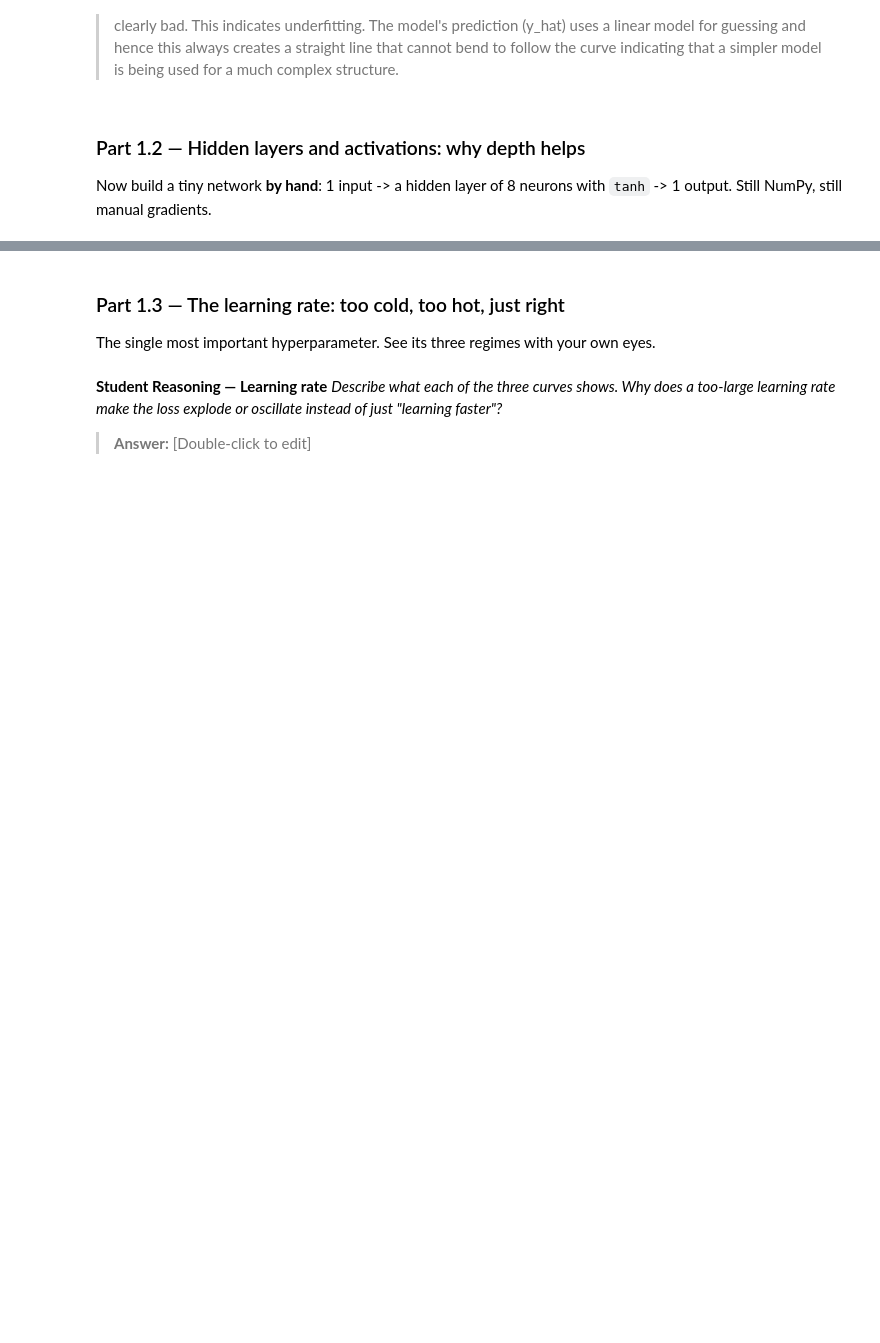
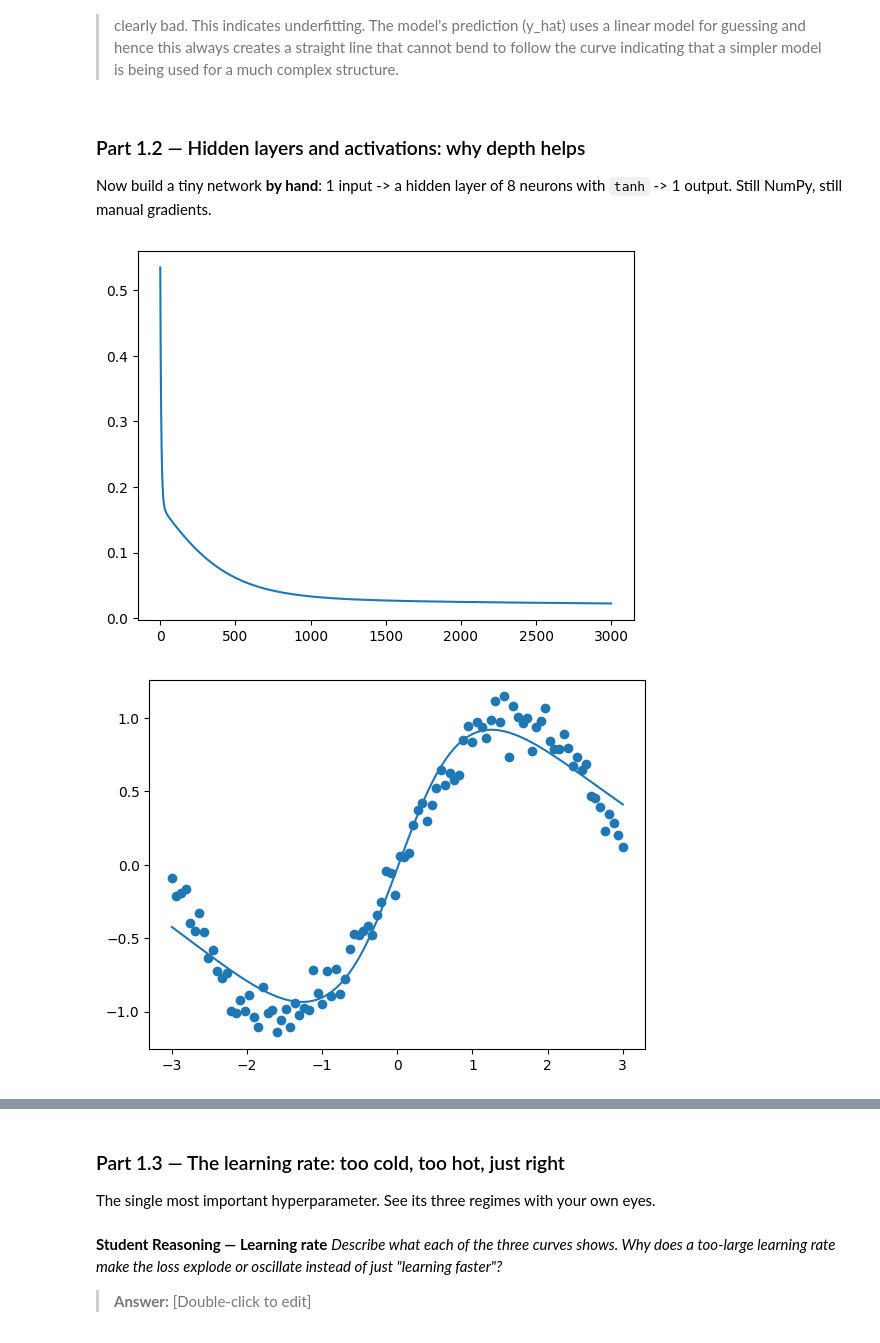
Before and after one commit to Karen-Kwatia/Lab-3, a Jupyter notebook: Lab3/Lab_3.ipynb, the cells around one changed output, grey strips where cells are left out. Saved outputs shown, nothing was run; the diff lists cells and outputs as text; code cells hidden in the pictures; blank space fills up the shorter version.

```diff
--- a/Lab3/Lab_3.ipynb
+++ b/Lab3/Lab_3.ipynb
@@ -124,26 +124,86 @@ The loss stops improving but the fit is clearly bad. This indicates underfitting
 Now build a tiny network **by hand**: 1 input -> a hidden layer of 8 neurons with `tanh` ->
 1 output. Still NumPy, still manual gradients.
 # %%
+
+
 # TODO: Initialise parameters
-#   W1: shape (1, 8),  b1: shape (8,)
-#   W2: shape (8, 1),  b2: shape (1,)
-#   Small random values (e.g. np.random.randn(...) * 0.5)
+w1=np.random.randn(1,8)*0.5
+w2=np.random.randn(8,1)*0.5
+b1=np.random.randn(8,)*0.5
+b2=np.random.randn(1,)*0.5
 
 # TODO: Forward pass (keep the intermediate values — you need them for backprop):
 #   z1 = x @ W1 + b1        # pre-activation, shape (100, 8)
+x2 = x.reshape(100, 1)
+y2 = y.reshape(100,1)
+z1=(x2@ w1) +b1
+
 #   h  = np.tanh(z1)        # activation
+h=np.tanh(z1)
 #   y_hat = h @ W2 + b2     # output, shape (100, 1)
+y_hat=(h@w2) + b2
 #   loss  = np.mean((y_hat - y) ** 2)
+loss=np.mean((y_hat-y2) **2)
 
 # TODO: Backward pass (the chain rule, layer by layer):
 #   d_yhat = 2 * (y_hat - y) / len(y)
+d_yhat=2 * (y_hat-y2)/len(y)
+
 #   dW2 = h.T @ d_yhat ;  db2 = d_yhat.sum(axis=0)
+dw2=h.T @d_yhat
+db2=d_yhat.sum(axis=0)
+
 #   dh  = d_yhat @ W2.T
+dh=d_yhat@w2.T
 #   dz1 = dh * (1 - np.tanh(z1) ** 2)     # derivative of tanh
+dz1 =dh * (1-np.tanh(z1) ** 2)
 #   dW1 = x.T @ dz1 ;  db1 = dz1.sum(axis=0)
+dw1 = x.T @dz1
+db1=dz1.sum(axis=0)
 
 # TODO: Update all parameters with learning rate lr, loop for ~3000 steps,
 #   record the loss.
+lr =0.009
+loss_history=[]
+
+for i in range(3000):
+
+    z1=(x2@ w1) +b1
+    h =np.tanh(z1)
+    #h=z1
+
+    y_hat=(h@w2) + b2
+
+    loss=np.mean((y_hat-y2) **2)
+    d_yhat=2 * (y_hat-y2)/len(y)
+    dw2=h.T @d_yhat
+    db2=d_yhat.sum(axis=0)
+    dh=d_yhat@w2.T
+    dz1 =dh * (1-np.tanh(z1) ** 2)
+    dw1 = x2.T @dz1
+    db1=dz1.sum(axis=0)
+
+    w1-=lr *dw1
+    b1-=lr *db1
+    w2-=lr*dw2
+    b2-=lr*db2
+
+    loss_history.append(loss)
+
+
+
 
 # TODO: Plot the loss curve AND the final fit over the data.
-#   Then re-run with the tanh REMOVED (h = z1). What happens to the fit?
+plt.plot(loss_history)
+plt.show()
+
+plt.scatter(x,y)
+plt.plot(x,y_hat)
+plt.show()
+
+
+#Doing the hint to answer student reasoning
+#
+# %% [output]
+[figure, added]
+[figure, added]
```
Also changed, not shown: parts of 1 cell of this notebook.
